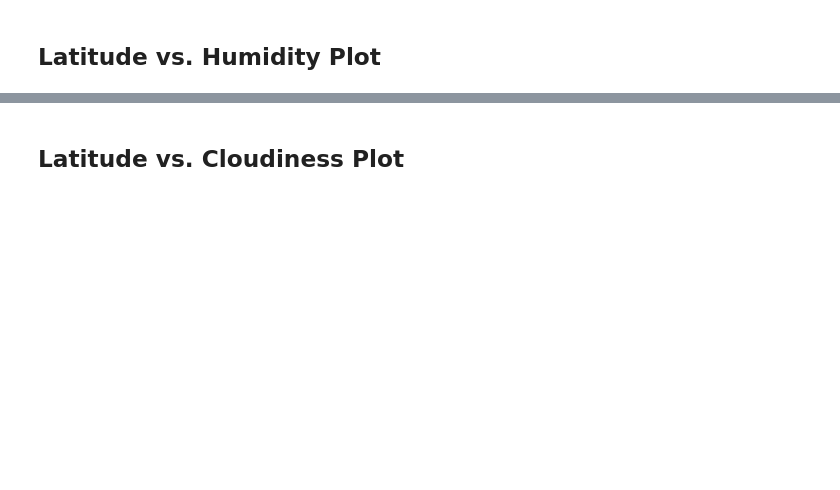
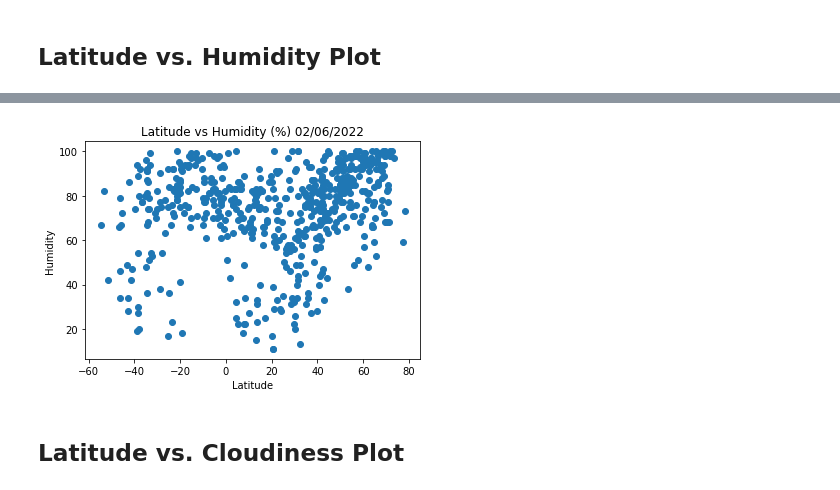
Before and after one commit to namatagb/gtbc-06-python-api-challenge, a Jupyter notebook: WeatherPy/WeatherPy.ipynb, the cells around one changed output, grey strips where cells are left out. Saved outputs shown, nothing was run; the diff lists cells and outputs as text; code cells hidden in the pictures; blank space fills up the shorter version.

```diff
--- a/WeatherPy/WeatherPy.ipynb
+++ b/WeatherPy/WeatherPy.ipynb
@@ -176,2 +173,10 @@ Int64Index([], dtype='int64')
+# %%
+plt.scatter(lat, hum)
+plt.xlabel("Latitude")
+plt.ylabel("Humidity")
+plt.title("Latitude vs Humidity (%) 02/06/2022");
+plt.savefig('Outputs/Fig2.png')
+# %% [output]
+[figure, added]
 # %% [markdown]
 ## Latitude vs. Cloudiness Plot
```
Also changed, not shown: parts of 34 cells of this notebook, 13 other files.
